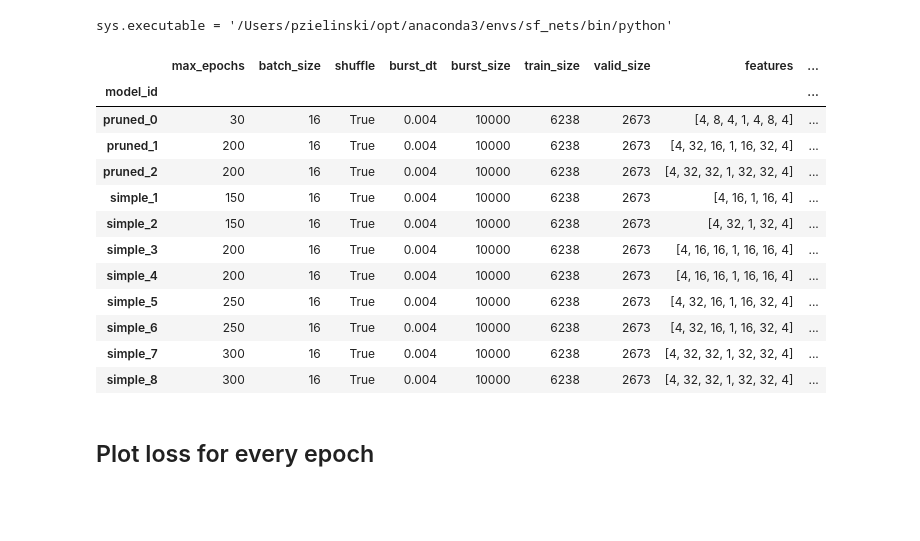
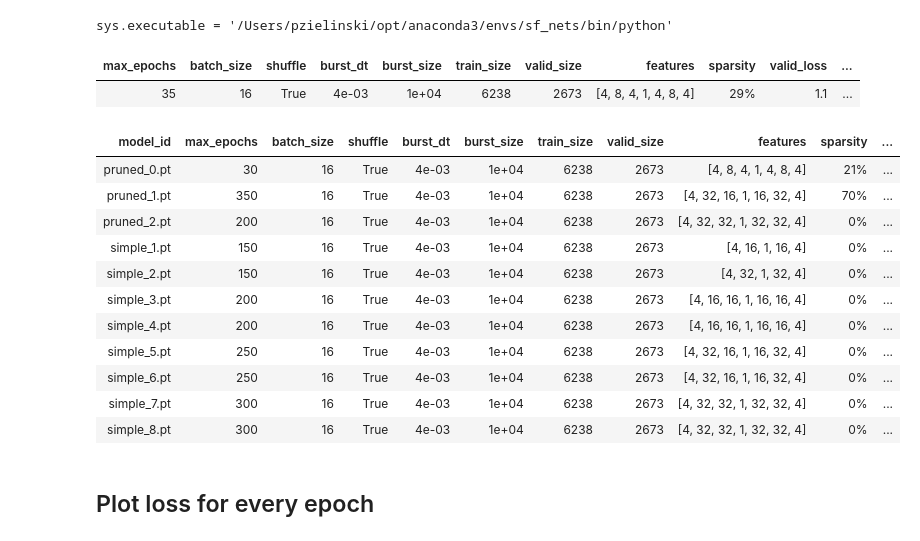
Before and after one commit to przemyslaw-zielinski/sf_nets, a Jupyter notebook: notebooks/rqp4_analyze.ipynb, the cells around one changed output. Drawn from its saved outputs; the diff is of its cells as text; code cells hidden in the pictures; blank space fills up the shorter version.

```diff
--- a/notebooks/rqp4_analyze.ipynb
+++ b/notebooks/rqp4_analyze.ipynb
@@ -21,40 +23,80 @@ import sf_nets.models as models
 import sf_nets.datasets as datasets
 # %% [output]
 sys.executable = '/Users/pzielinski/opt/anaconda3/envs/sf_nets/bin/python'
+# %%
+path = f'../results/models/rqp4/'
+series_list = []
+for file in os.listdir(path):
+    fpath = Path(file)
+    if fpath.suffix == '.pt':
+        train_data = torch.load(path + fpath.name)
+        par_dict = {
+            key:val
+            for key, val in train_data['info']['config'].items()
+            if key not in {'valid_split', 'loader', 'pruning', 'layers_to_prune', 'target_sparsity'}
+        }
+#         par_dict['layers (i,l,[h])'] = train_data['state']['best_model_dict'].keys()
+        par_dict['train_size'] = train_data['info']['config']['loader']['train_size']
+        par_dict['valid_size'] = train_data['info']['config']['loader']['valid_size']
+        par_dict['features'] = train_data['info'].get('features', [])
+        par_dict['sparsity'] = train_data['info'].get('sparsity', 0)
+        par_dict['valid_loss'] = train_data['history']['valid_losses'][train_data['info']['best_epoch']-1]
+        par_dict['model_id'] = fpath.name
+        series_list.append(par_dict)
+models_df = pd.DataFrame(series_list)
+models_df.set_index('model_id').sort_values(by='model_id')
+models_df.sort_values(by='model_id').style.format({
+    'sparsity': '{0:.0%}',
+    'valid_loss': '{:.2}',
+    'features': lambda x: "{:}".format(list(x)),  # TODO: format with dashes
+    'burst_dt': '{:.0e}',
+    'burst_size': '{:.0e}'
+}).hide_index()
+# %% [output]
+| max_epochs | batch_size | shuffle | burst_dt | burst_size | train_size | valid_size | features | sparsity | valid_loss | ... |
+| 35 | 16 | True | 4e-03 | 1e+04 | 6238 | 2673 | [4, 8, 4, 1, 4, 8, 4] | 29% | 1.1 | ... |
 # %%
-path = f'../results/models/rqp4/'
+path = f'../results/models/rqp4_bckp/'
 series_list = []
 for file in os.listdir(path):
-    filename = os.fsdecode(file)
-    if filename.endswith(".pt"):
-        train_data = torch.load(path + filename)
+    fpath = Path(file)
+    if fpath.suffix == '.pt':
+        train_data = torch.load(path + fpath.name)
         par_dict = {
             key:val
             for key, val in train_data['config'].items()
-            if key not in {'valid_split', 'loader', 'layers_to_prune'}
+            if key not in {'valid_split', 'loader', 'pruning', 'layers_to_prune', 'target_sparsity'}
         }
 #         par_dict['layers (i,l,[h])'] = train_data['state']['best_model_dict'].keys()
         par_dict['train_size'] = train_data['config']['loader']['train_size']
         par_dict['valid_size'] = train_data['config']['loader']['valid_size']
         par_dict['features'] = train_data['state'].get('features', [])
-        par_dict['least_valid_loss'] = train_data['history']['valid_losses'][train_data['state']['best_epoch']-1]
+        par_dict['sparsity'] = train_data['state'].get('sparsity', 0)
+        par_dict['valid_loss'] = train_data['history']['valid_losses'][train_data['state']['best_epoch']-1]
+        par_dict['model_id'] = fpath.name
         series_list.append(par_dict)
 models_df = pd.DataFrame(series_list)
 models_df.set_index('model_id').sort_values(by='model_id')
+models_df.sort_values(by='model_id').style.format({
+    'sparsity': '{0:.0%}',
+    'valid_loss': '{:.2}',
+    'features': lambda x: "{:}".format(list(x)),  # TODO: format with dashes
+    'burst_dt': '{:.0e}',
+    'burst_size': '{:.0e}'
+}).hide_index()
 # %% [output]
-|  | max_epochs | batch_size | shuffle | burst_dt | burst_size | train_size | valid_size | features | ... |
-| model_id |  |  |  |  |  |  |  |  | ... |
-| pruned_0 | 30 | 16 | True | 0.004 | 10000 | 6238 | 2673 | [4, 8, 4, 1, 4, 8, 4] | ... |
-| pruned_1 | 200 | 16 | True | 0.004 | 10000 | 6238 | 2673 | [4, 32, 16, 1, 16, 32, 4] | ... |
-| pruned_2 | 200 | 16 | True | 0.004 | 10000 | 6238 | 2673 | [4, 32, 32, 1, 32, 32, 4] | ... |
-| simple_1 | 150 | 16 | True | 0.004 | 10000 | 6238 | 2673 | [4, 16, 1, 16, 4] | ... |
-| simple_2 | 150 | 16 | True | 0.004 | 10000 | 6238 | 2673 | [4, 32, 1, 32, 4] | ... |
-| simple_3 | 200 | 16 | True | 0.004 | 10000 | 6238 | 2673 | [4, 16, 16, 1, 16, 16, 4] | ... |
-| simple_4 | 200 | 16 | True | 0.004 | 10000 | 6238 | 2673 | [4, 16, 16, 1, 16, 16, 4] | ... |
-| simple_5 | 250 | 16 | True | 0.004 | 10000 | 6238 | 2673 | [4, 32, 16, 1, 16, 32, 4] | ... |
-| simple_6 | 250 | 16 | True | 0.004 | 10000 | 6238 | 2673 | [4, 32, 16, 1, 16, 32, 4] | ... |
-| simple_7 | 300 | 16 | True | 0.004 | 10000 | 6238 | 2673 | [4, 32, 32, 1, 32, 32, 4] | ... |
-| simple_8 | 300 | 16 | True | 0.004 | 10000 | 6238 | 2673 | [4, 32, 32, 1, 32, 32, 4] | ... |
+| model_id | max_epochs | batch_size | shuffle | burst_dt | burst_size | train_size | valid_size | features | sparsity | ... |
+| pruned_0.pt | 30 | 16 | True | 4e-03 | 1e+04 | 6238 | 2673 | [4, 8, 4, 1, 4, 8, 4] | 21% | ... |
+| pruned_1.pt | 350 | 16 | True | 4e-03 | 1e+04 | 6238 | 2673 | [4, 32, 16, 1, 16, 32, 4] | 70% | ... |
+| pruned_2.pt | 200 | 16 | True | 4e-03 | 1e+04 | 6238 | 2673 | [4, 32, 32, 1, 32, 32, 4] | 0% | ... |
+| simple_1.pt | 150 | 16 | True | 4e-03 | 1e+04 | 6238 | 2673 | [4, 16, 1, 16, 4] | 0% | ... |
+| simple_2.pt | 150 | 16 | True | 4e-03 | 1e+04 | 6238 | 2673 | [4, 32, 1, 32, 4] | 0% | ... |
+| simple_3.pt | 200 | 16 | True | 4e-03 | 1e+04 | 6238 | 2673 | [4, 16, 16, 1, 16, 16, 4] | 0% | ... |
+| simple_4.pt | 200 | 16 | True | 4e-03 | 1e+04 | 6238 | 2673 | [4, 16, 16, 1, 16, 16, 4] | 0% | ... |
+| simple_5.pt | 250 | 16 | True | 4e-03 | 1e+04 | 6238 | 2673 | [4, 32, 16, 1, 16, 32, 4] | 0% | ... |
+| simple_6.pt | 250 | 16 | True | 4e-03 | 1e+04 | 6238 | 2673 | [4, 32, 16, 1, 16, 32, 4] | 0% | ... |
+| simple_7.pt | 300 | 16 | True | 4e-03 | 1e+04 | 6238 | 2673 | [4, 32, 32, 1, 32, 32, 4] | 0% | ... |
+| simple_8.pt | 300 | 16 | True | 4e-03 | 1e+04 | 6238 | 2673 | [4, 32, 32, 1, 32, 32, 4] | 0% | ... |
 # %% [markdown]
 ## Plot loss for every epoch
 # %%
```
Also changed, not shown: parts of 12 cells of this notebook, 22 other files.
